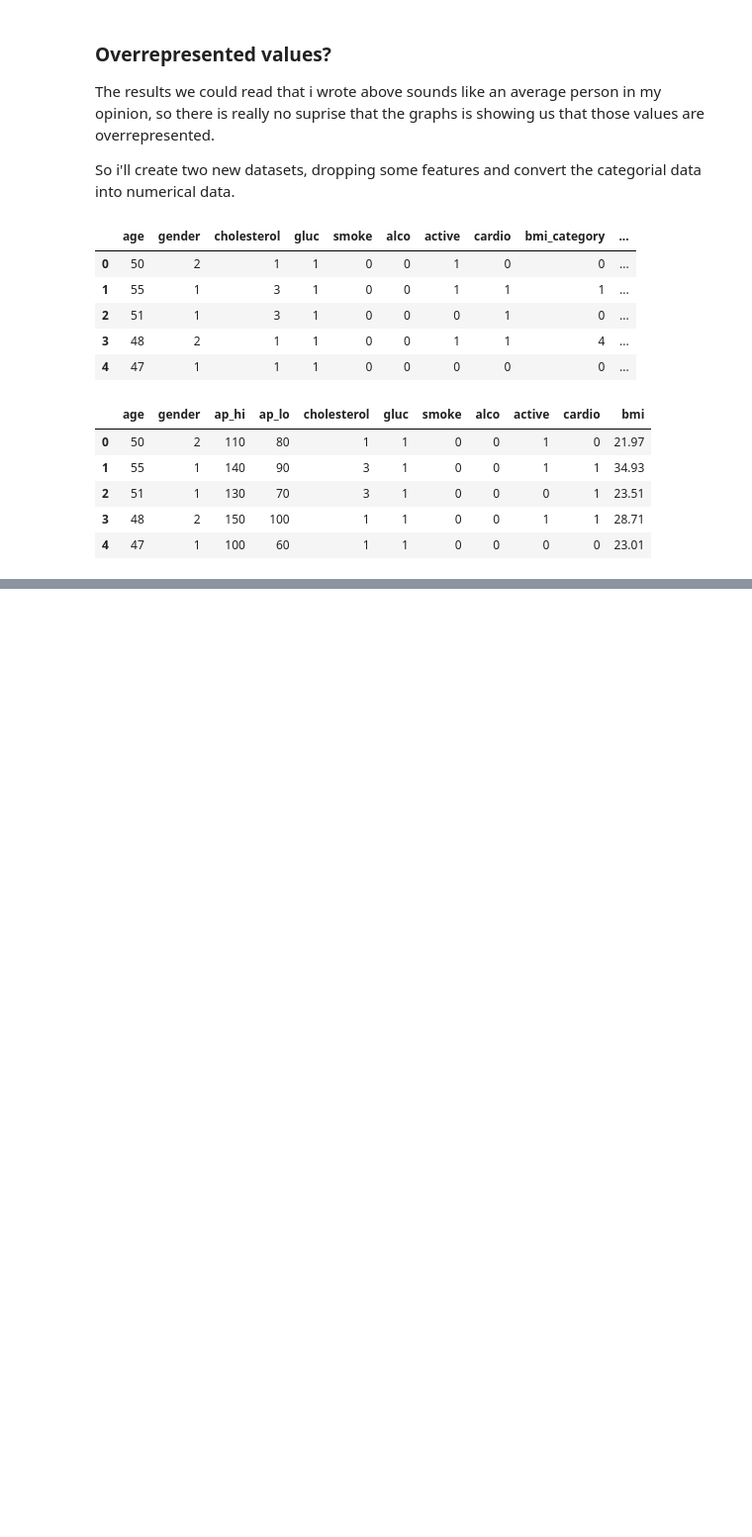
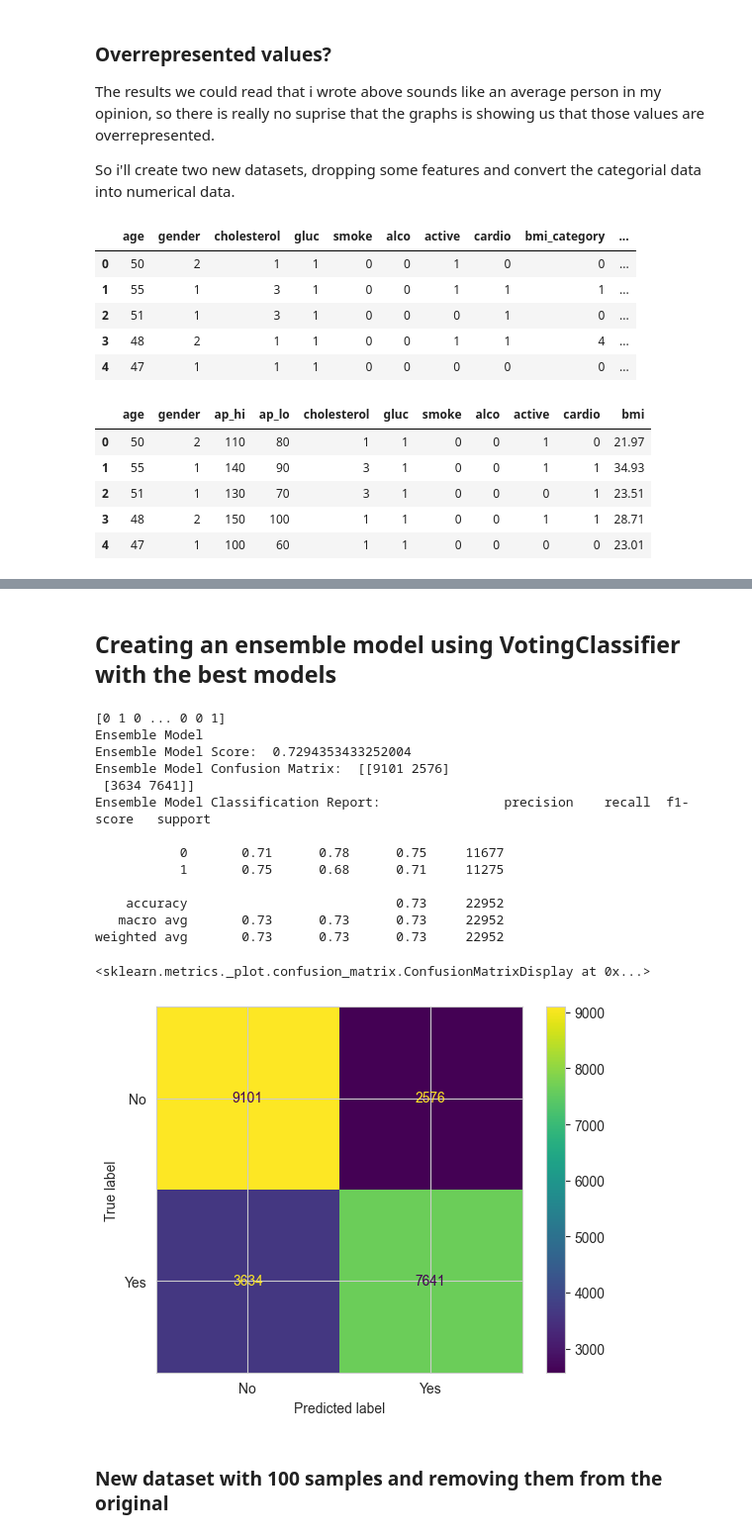
Before and after one commit to Robergjo/MachineLearning-Joakim-Roberg, a Jupyter notebook: Lab/Upgift1.ipynb, the cells around one changed output, grey strips where cells are left out. Shown: that part at 99% size. Saved outputs shown, nothing was run; the diff lists cells and outputs as text; code cells hidden in the pictures; blank space fills up the shorter version.

```diff
--- a/Lab/Upgift1.ipynb
+++ b/Lab/Upgift1.ipynb
@@ -397,0 +642,47 @@ We expect that the EDA process will provide insights into the prevalence of card
+# %% [markdown]
+## Creating an ensemble model using VotingClassifier with the best models
+# %%
+log_reg = LogisticRegression(solver="newton-cg")
+rf = RandomForestClassifier(max_depth=4, min_samples_split=10, max_leaf_nodes = 4, n_estimators=50)
+knn = KNeighborsClassifier(metric = "euclidean", n_neighbors= 20, weights=  "uniform")
+
+voting_clf = VotingClassifier(estimators=[("lr", log_reg), ("rf", rf), ("knn", knn)], voting = "soft")
+voting_clf.fit(X_1_train_scaled, y_1_train)
+voting_clf.score(X_1_val_scaled, y_1_val)
+
+# Creating a list of the ensemble model predictions
+voting_clf_preds = voting_clf.predict(X_1_val_scaled)
+print(voting_clf_preds)
+
+# Creating a list of the ensemble model confusion matrices
+voting_clf_confusion_matrices = confusion_matrix(y_1_val, voting_clf_preds)
+
+# Creating a list of the ensemble model classification reports
+voting_clf_classification_reports = classification_report(y_1_val, voting_clf_preds)
+
+print("Ensemble Model")
+print("Ensemble Model Score: ", voting_clf.score(X_1_val_scaled, y_1_val))
+print("Ensemble Model Confusion Matrix: ", confusion_matrix(y_1_val, voting_clf_preds))
+print("Ensemble Model Classification Report: ", classification_report(y_1_val, voting_clf_preds))
+
+# plotting with ConfusionMatrixDisplay
+disp = ConfusionMatrixDisplay(confusion_matrix=voting_clf_confusion_matrices, display_labels=["No", "Yes"])
+disp.plot()
+# %% [output]
+[0 1 0 ... 0 0 1]
+Ensemble Model
+Ensemble Model Score:  0.7294353433252004
+Ensemble Model Confusion Matrix:  [[9101 2576]
+ [3634 7641]]
+Ensemble Model Classification Report:                precision    recall  f1-score   support
+
+           0       0.71      0.78      0.75     11677
+           1       0.75      0.68      0.71     11275
+
+    accuracy                           0.73     22952
+   macro avg       0.73      0.73      0.73     22952
+weighted avg       0.73      0.73      0.73     22952
+<sklearn.metrics._plot.confusion_matrix.ConfusionMatrixDisplay at 0x...>
+[figure, added]
+# %% [markdown]
+### New dataset with 100 samples and removing them from the original
```
Also changed, not shown: parts of 29 cells of this notebook.
